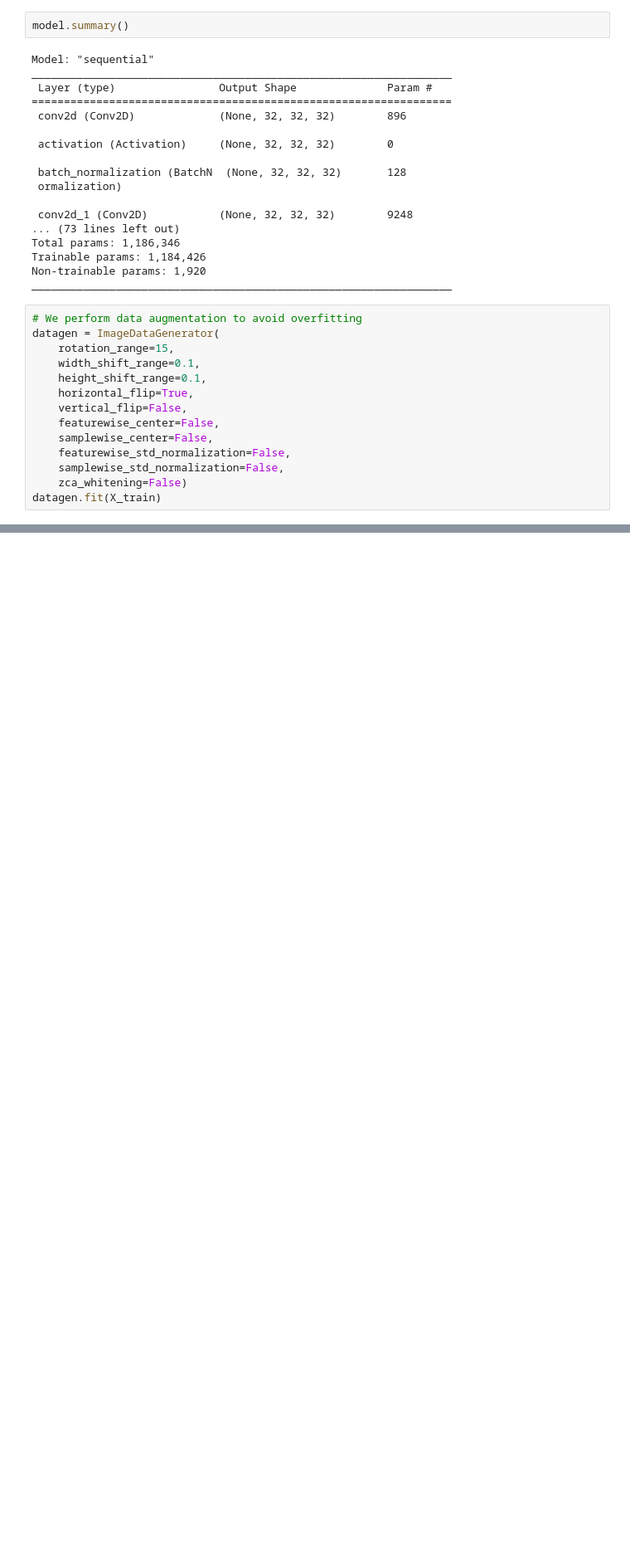
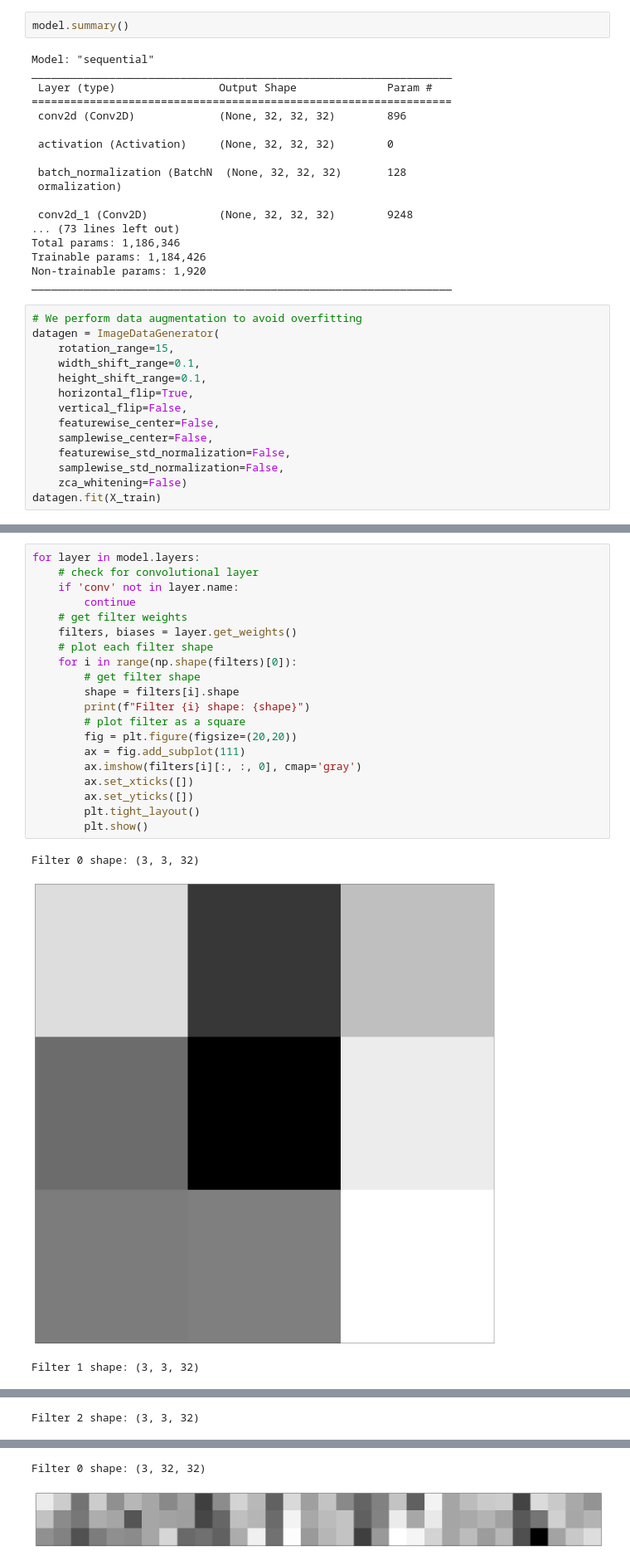
Before and after one commit to neo-fetch/temp, a Jupyter notebook: CNN_18XJ1A0529_CIFAR.ipynb, the cells around one changed output, grey strips where cells are left out. Shown: that part at 83% size. Cells and saved outputs as stored; diff of their text form; blank space fills up the shorter version.

```diff
--- a/CNN_18XJ1A0529_CIFAR.ipynb
+++ b/CNN_18XJ1A0529_CIFAR.ipynb
@@ -177,0 +202,24 @@ Epoch 100/100
+# %%
+for layer in model.layers:
+    # check for convolutional layer
+    if 'conv' not in layer.name:
+        continue
+    # get filter weights
+    filters, biases = layer.get_weights()
+    # plot each filter shape
+    for i in range(np.shape(filters)[0]):
+        # get filter shape
+        shape = filters[i].shape
+        print(f"Filter {i} shape: {shape}")
+        # plot filter as a square
+        fig = plt.figure(figsize=(20,20))
+        ax = fig.add_subplot(111)
+        ax.imshow(filters[i][:, :, 0], cmap='gray')
+        ax.set_xticks([])
+        ax.set_yticks([])
+        plt.tight_layout()
+        plt.show()
+# %% [output]
+Filter 0 shape: (3, 3, 32)
+[figure, added]
+Filter 1 shape: (3, 3, 32)
@@ -177,0 +227 @@ Epoch 100/100
+Filter 2 shape: (3, 3, 32)
@@ -177,0 +229,2 @@ Epoch 100/100
+Filter 0 shape: (3, 32, 32)
+[figure, added]
```
Also changed, not shown: parts of 9 cells of this notebook.
